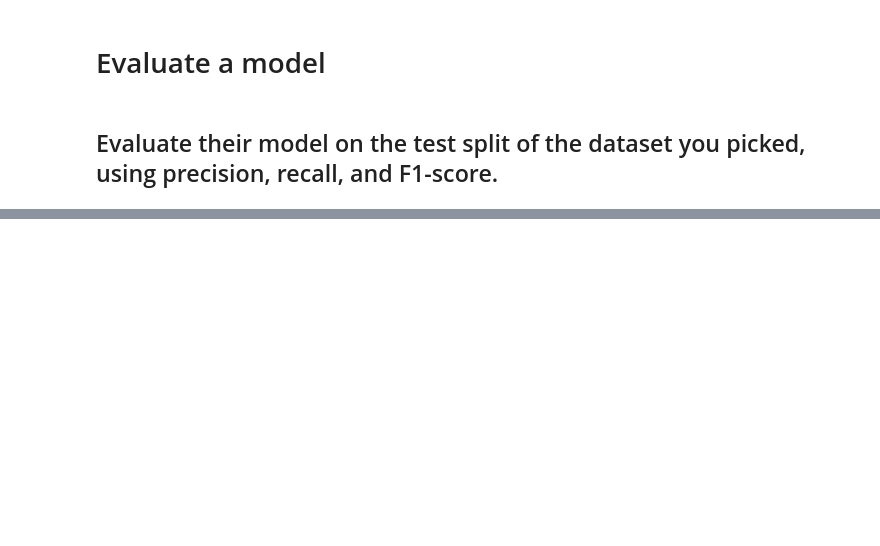
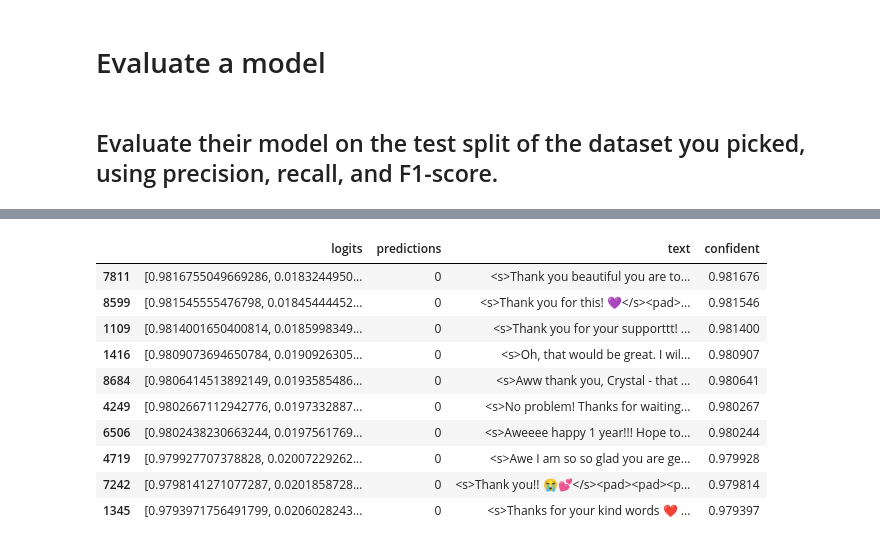
Before and after one commit to meliioko/nlp8, a Jupyter notebook: nlp8.ipynb, the cells around one changed output, grey strips where cells are left out. Saved outputs shown, nothing was run; the diff lists cells and outputs as text; code cells hidden in the pictures; blank space fills up the shorter version.

```diff
--- a/nlp8.ipynb
+++ b/nlp8.ipynb
@@ -74,0 +268,14 @@ topic_model.visualize_barchart()
+# %%
+neutral.head(10)
+# %% [output]
+|  | logits | predictions | text | confident |
+| 7811 | [0.9816755049669286, 0.0183244950... | 0 | <s>Thank you beautiful you are to... | 0.981676 |
+| 8599 | [0.981545555476798, 0.01845444452... | 0 | <s>Thank you for this! 💜</s><pad>... | 0.981546 |
+| 1109 | [0.9814001650400814, 0.0185998349... | 0 | <s>Thank you for your supporttt! ... | 0.981400 |
+| 1416 | [0.9809073694650784, 0.0190926305... | 0 | <s>Oh, that would be great. I wil... | 0.980907 |
+| 8684 | [0.9806414513892149, 0.0193585486... | 0 | <s>Aww thank you, Crystal - that ... | 0.980641 |
+| 4249 | [0.9802667112942776, 0.0197332887... | 0 | <s>No problem! Thanks for waiting... | 0.980267 |
+| 6506 | [0.9802438230663244, 0.0197561769... | 0 | <s>Aweeee happy 1 year!!! Hope to... | 0.980244 |
+| 4719 | [0.979927707378828, 0.02007229262... | 0 | <s>Awe I am so so glad you are ge... | 0.979928 |
+| 7242 | [0.9798141271077287, 0.0201858728... | 0 | <s>Thank you!! 😭💕</s><pad><pad><p... | 0.979814 |
+| 1345 | [0.9793971756491799, 0.0206028243... | 0 | <s>Thanks for your kind words ❤️ ... | 0.979397 |
```
Also changed, not shown: parts of 31 cells of this notebook.
